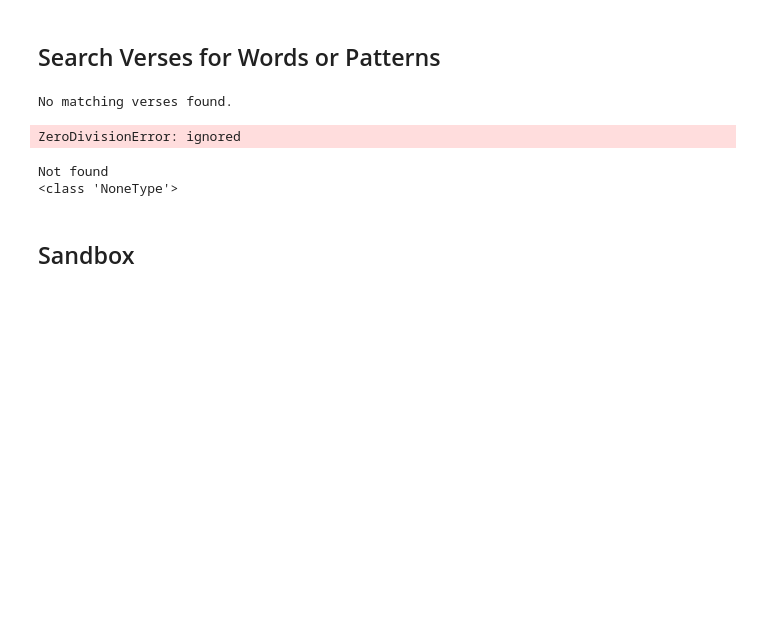
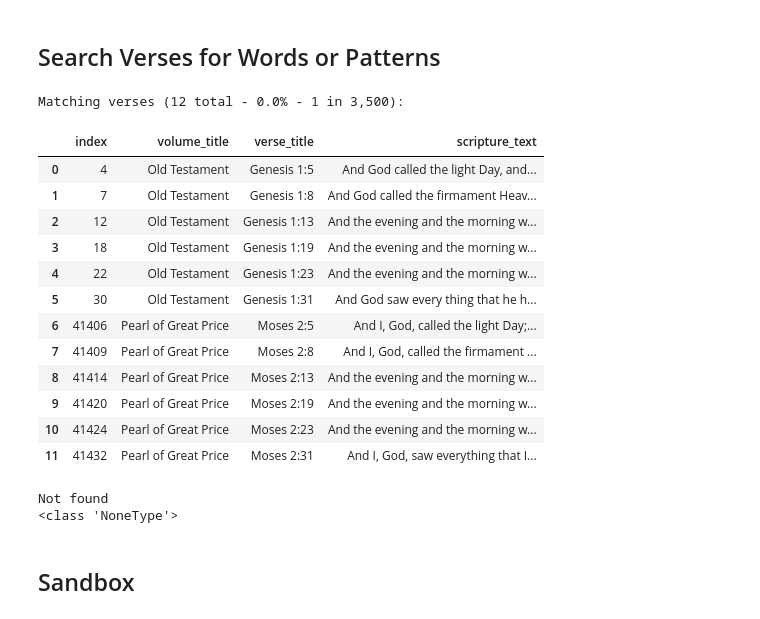
Before and after one commit to MrMapleMan/scriptures, a Jupyter notebook: All_LDS_Scriptures_Word_&_Pattern_Search.ipynb, the cells around one changed output. Drawn from its saved outputs; the diff is of its cells as text; code cells hidden in the pictures; blank space fills up the shorter version.

```diff
--- a/All_LDS_Scriptures_Word_&_Pattern_Search.ipynb
+++ b/All_LDS_Scriptures_Word_&_Pattern_Search.ipynb
@@ -12,7 +12,7 @@ import pandas as pd
 # req = requests.get(master)
 # bibleText = req.text
 
-m = 'https://raw.githubusercontent.com/MrMapleMan/scriptures/main/lds-scriptures.csv'
+m = 'https://raw.githubusercontent.com/MrMapleMan/scriptures/refs/heads/main/scriptures/lds-scriptures.csv'
 req = requests.get(m)
 with open('temp.csv','w+') as f:
   f.write(req.text)
@@ -65,40 +65,52 @@ import time
 #  [r'\bown\b',r'Christ|Jesus|Lord']
 # patterns = [r'testify',r'Christ|Jesus|Lord',r'\bown\b']
 # patterns = [r'(?:F|f)ather',r'hath|have|has',r'\ball\b']
-patterns = [r'-{5,}']
+patterns = [r'And the evening and the morning were the']
 orderMattersBool = False
 compiled = [re.compile(p, re.IGNORECASE) for p in patterns]
 matchingVerses = []
 
 def checkVerse(txt, orderMatters=False):
   # return not (None in [c.search(txt) for c in compiled])  # Alternate concise method
   verseMatches = True
   startPos = 0
   for c in compiled:
     x = c.search(txt,pos=startPos)
     if x is None:
       verseMatches = False
       break
     elif orderMatters:
       startPos = x.end()
   return verseMatches
 
 matchingVerses = df_verses[[checkVerse(i,orderMatters=orderMattersBool) for i in df_verses['scripture_text']]]
 
 minData = matchingVerses[['volume_title','verse_title','scripture_text']]
 minData.reset_index(inplace=True)
 minData.to_csv('pattern-search-results.csv', index=True)
 
 if len(matchingVerses) == 0:
   print('No matching verses found.')
 
 print("Matching verses ({:,} total - {:.1f}% - 1 in {:,}):".format(
     len(matchingVerses), len(matchingVerses)/len(df_verses)*100,
     round(len(df_verses)/len(matchingVerses))))
 minData
 # %% [output]
-No matching verses found.
+Matching verses (12 total - 0.0% - 1 in 3,500):
-ZeroDivisionError: ignored
+|  | index | volume_title | verse_title | scripture_text |
+| 0 | 4 | Old Testament | Genesis 1:5 | And God called the light Day, and... |
+| 1 | 7 | Old Testament | Genesis 1:8 | And God called the firmament Heav... |
+| 2 | 12 | Old Testament | Genesis 1:13 | And the evening and the morning w... |
+| 3 | 18 | Old Testament | Genesis 1:19 | And the evening and the morning w... |
+| 4 | 22 | Old Testament | Genesis 1:23 | And the evening and the morning w... |
+| 5 | 30 | Old Testament | Genesis 1:31 | And God saw every thing that he h... |
+| 6 | 41406 | Pearl of Great Price | Moses 2:5 | And I, God, called the light Day;... |
+| 7 | 41409 | Pearl of Great Price | Moses 2:8 | And I, God, called the firmament ... |
+| 8 | 41414 | Pearl of Great Price | Moses 2:13 | And the evening and the morning w... |
+| 9 | 41420 | Pearl of Great Price | Moses 2:19 | And the evening and the morning w... |
+| 10 | 41424 | Pearl of Great Price | Moses 2:23 | And the evening and the morning w... |
+| 11 | 41432 | Pearl of Great Price | Moses 2:31 | And I, God, saw everything that I... |
 # %%
 import re
 s = '1234abcd test words jaosiefjpsoif90ewuf9f8'
```
Also changed, not shown: parts of 4 cells of this notebook, 6 other files.
